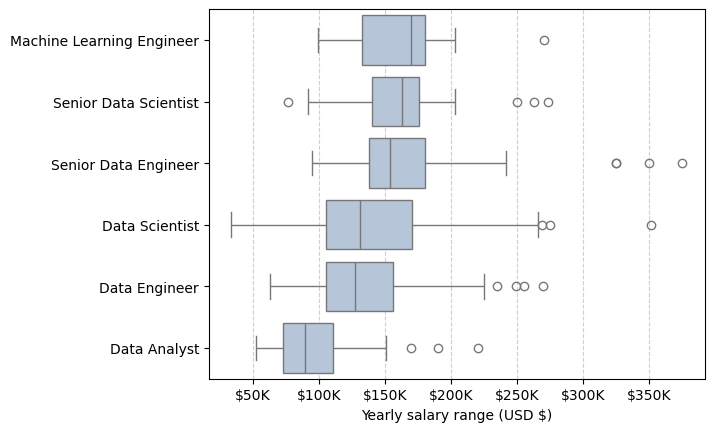
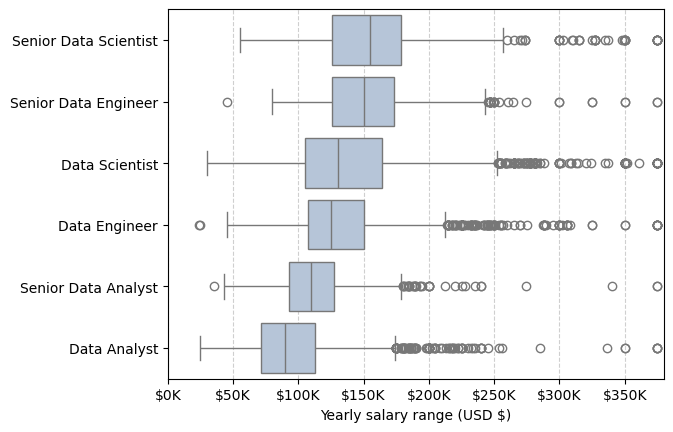
Code edit (unified diff) that turned the first committed figure into the second:
--- before
+++ after
@@ -15,3 +15,4 @@
 plt.ylabel("")
 plt.xlabel("Yearly salary range (USD $)")
+plt.xlim(0, 380_000)
 plt.show()

Commit: commit new analysis and fix wrong column